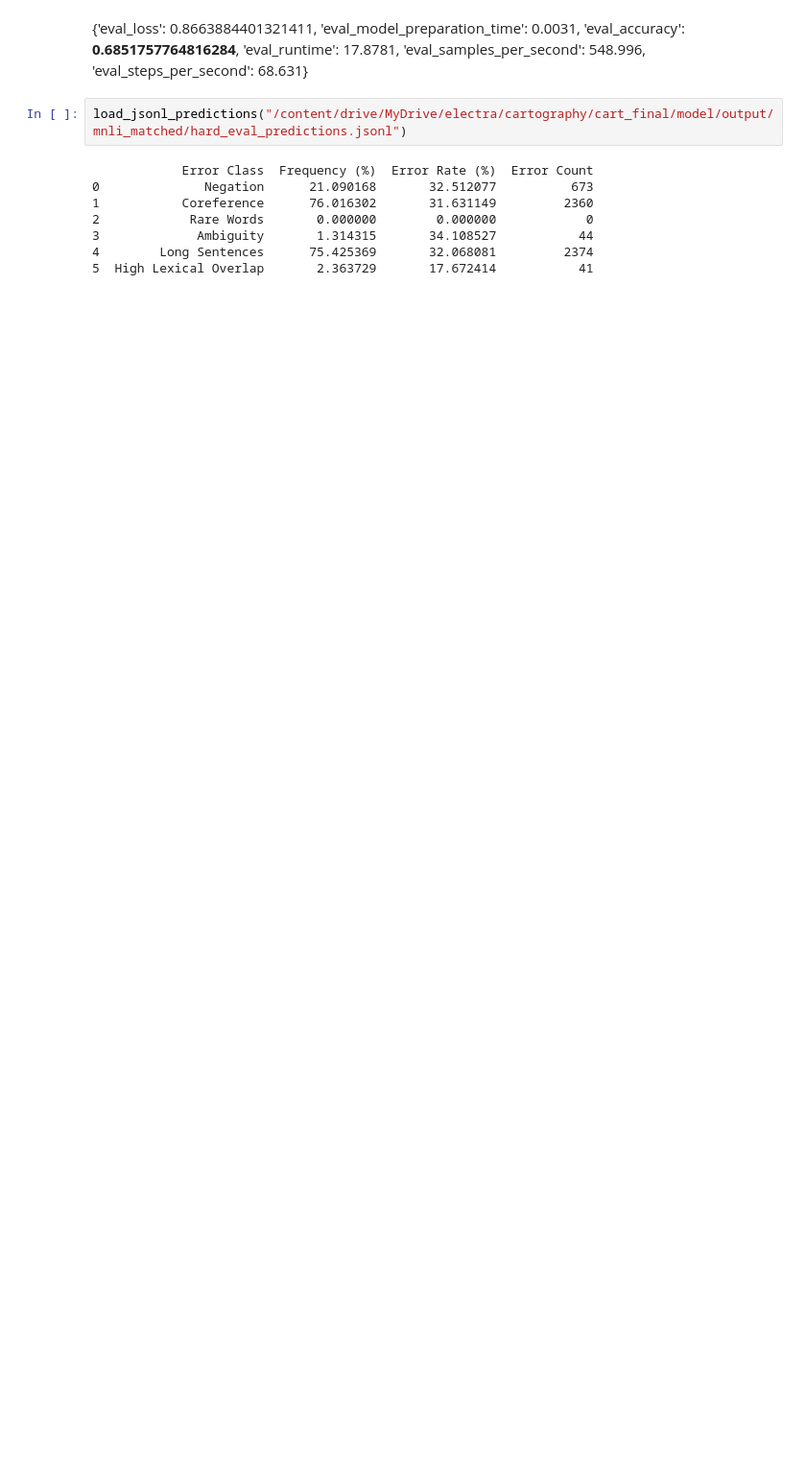
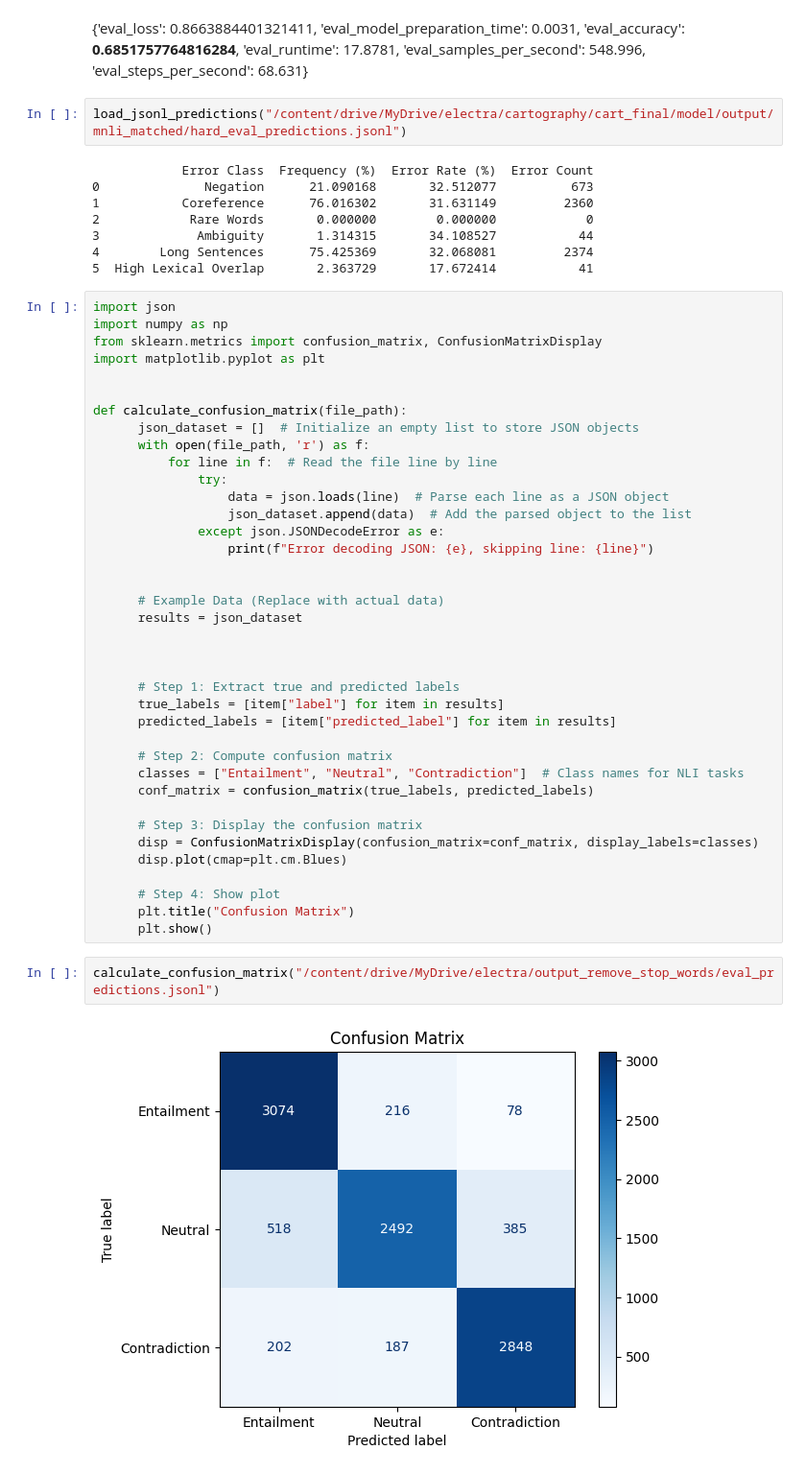
Before and after one commit to summiyak/NLP_Final_project, a Jupyter notebook: Cartography_outputs.ipynb, the cells around one changed output. Shown: that part at 96% size. Saved outputs shown, nothing was run; the diff lists cells and outputs as text; blank space fills up the shorter version.

```diff
--- a/Cartography_outputs.ipynb
+++ b/Cartography_outputs.ipynb
@@ -514,3 +514,45 @@ load_jsonl_predictions("/content/drive/MyDrive/electra/cartography/cart_final/mo
 3             Ambiguity       1.314315       34.108527           44
 4        Long Sentences      75.425369       32.068081         2374
 5  High Lexical Overlap       2.363729       17.672414           41
+# %%
+import json
+import numpy as np
+from sklearn.metrics import confusion_matrix, ConfusionMatrixDisplay
+import matplotlib.pyplot as plt
+
+
+def calculate_confusion_matrix(file_path):
+      json_dataset = []  # Initialize an empty list to store JSON objects
+      with open(file_path, 'r') as f:
+          for line in f:  # Read the file line by line
+              try:
+                  data = json.loads(line)  # Parse each line as a JSON object
+                  json_dataset.append(data)  # Add the parsed object to the list
+              except json.JSONDecodeError as e:
+                  print(f"Error decoding JSON: {e}, skipping line: {line}")
+
+
+      # Example Data (Replace with actual data)
+      results = json_dataset
+
+
+
+      # Step 1: Extract true and predicted labels
+      true_labels = [item["label"] for item in results]
+      predicted_labels = [item["predicted_label"] for item in results]
+
+      # Step 2: Compute confusion matrix
+      classes = ["Entailment", "Neutral", "Contradiction"]  # Class names for NLI tasks
+      conf_matrix = confusion_matrix(true_labels, predicted_labels)
+
+      # Step 3: Display the confusion matrix
+      disp = ConfusionMatrixDisplay(confusion_matrix=conf_matrix, display_labels=classes)
+      disp.plot(cmap=plt.cm.Blues)
+
+      # Step 4: Show plot
+      plt.title("Confusion Matrix")
+      plt.show()
+# %%
+calculate_confusion_matrix("/content/drive/MyDrive/electra/output_remove_stop_words/eval_predictions.jsonl")
+# %% [output]
+[figure, added]
```
Also changed, not shown: parts of 14 cells of this notebook.
